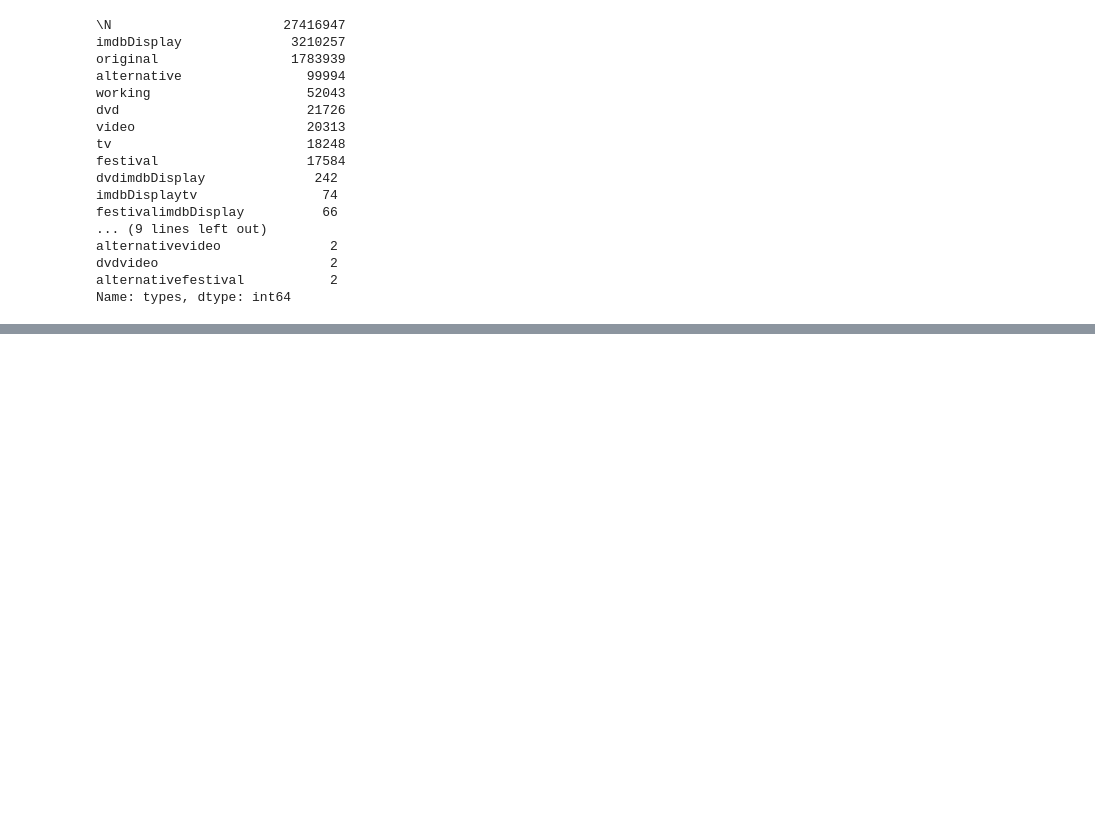
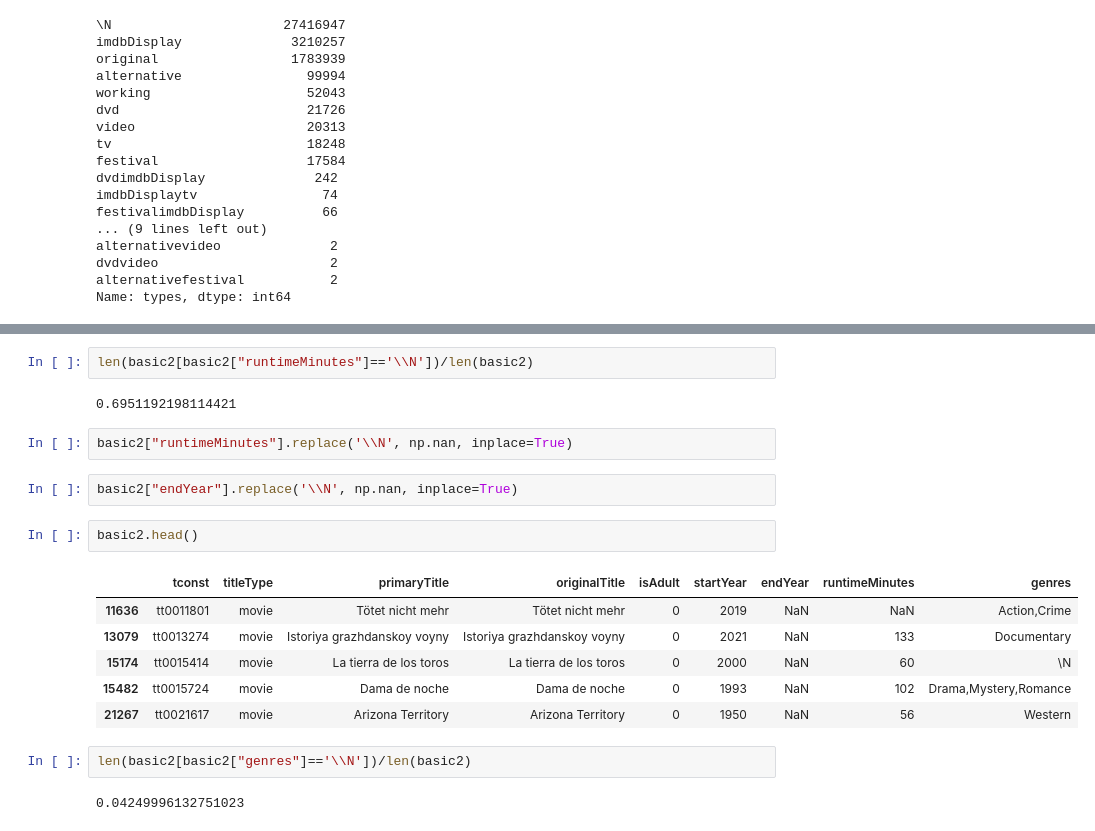
Before and after one commit to KarishmaVelagaleti/IMDBDataset, a Jupyter notebook: IMDB Dataset.ipynb, the cells around one changed output, grey strips where cells are left out. Cells and saved outputs as stored; diff of their text form; blank space fills up the shorter version.

```diff
--- a/IMDB Dataset.ipynb
+++ b/IMDB Dataset.ipynb
@@ -599,0 +677,21 @@ Name: types, dtype: int64
+# %%
+len(basic2[basic2["runtimeMinutes"]=='\\N'])/len(basic2)
+# %% [output]
+0.6951192198114421
+# %%
+basic2["runtimeMinutes"].replace('\\N', np.nan, inplace=True)
+# %%
+basic2["endYear"].replace('\\N', np.nan, inplace=True)
+# %%
+basic2.head()
+# %% [output]
+|  | tconst | titleType | primaryTitle | originalTitle | isAdult | startYear | endYear | runtimeMinutes | genres |
+| 11636 | tt0011801 | movie | Tötet nicht mehr | Tötet nicht mehr | 0 | 2019 | NaN | NaN | Action,Crime |
+| 13079 | tt0013274 | movie | Istoriya grazhdanskoy voyny | Istoriya grazhdanskoy voyny | 0 | 2021 | NaN | 133 | Documentary |
+| 15174 | tt0015414 | movie | La tierra de los toros | La tierra de los toros | 0 | 2000 | NaN | 60 | \N |
+| 15482 | tt0015724 | movie | Dama de noche | Dama de noche | 0 | 1993 | NaN | 102 | Drama,Mystery,Romance |
+| 21267 | tt0021617 | movie | Arizona Territory | Arizona Territory | 0 | 1950 | NaN | 56 | Western |
+# %%
+len(basic2[basic2["genres"]=='\\N'])/len(basic2)
+# %% [output]
+0.04249996132751023
```
Also changed, not shown: parts of 21 cells of this notebook.
